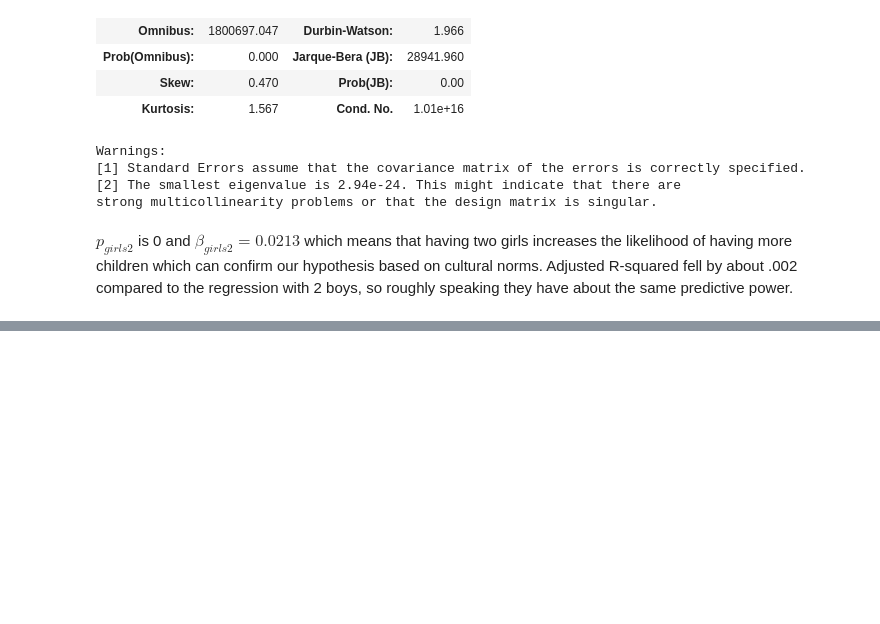
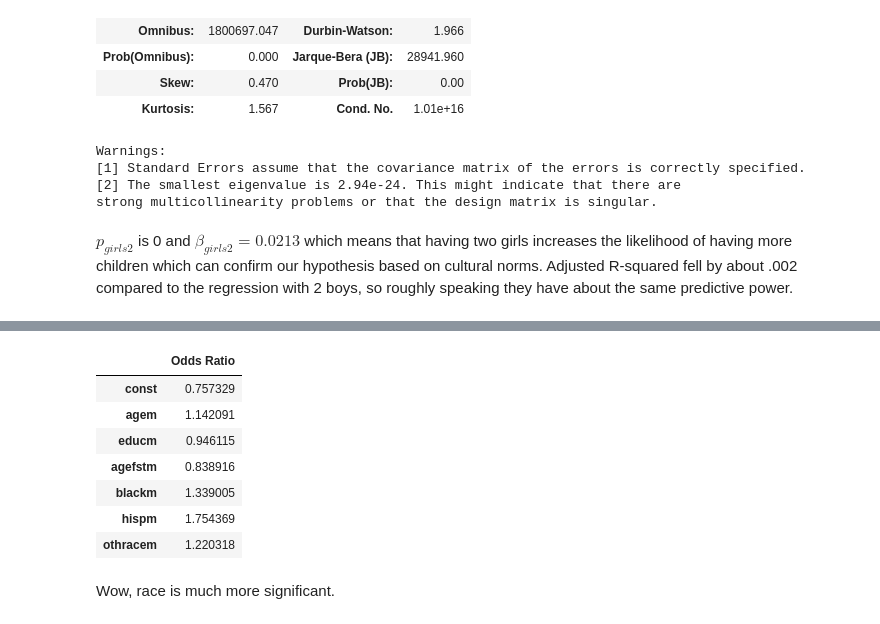
Before and after one commit to WinsonTruong/3rdson, a Jupyter notebook: finding_controls.ipynb, the cells around one changed output, grey strips where cells are left out. Saved outputs shown, nothing was run; the diff lists cells and outputs as text; code cells hidden in the pictures; blank space fills up the shorter version.

```diff
--- a/P1_NB_2 .ipynb
+++ b/finding_controls.ipynb
@@ -297,0 +317,14 @@ $p_{girls2}$ is 0 and $\beta_{girls2} = 0.0213$ which means that having two girl
+# %%
+odds_ratio = pd.DataFrame(np.exp(logit2.params), columns = ['Odds Ratio'])
+odds_ratio
+# %% [output]
+|  | Odds Ratio |
+| const | 0.757329 |
+| agem | 1.142091 |
+| educm | 0.946115 |
+| agefstm | 0.838916 |
+| blackm | 1.339005 |
+| hispm | 1.754369 |
+| othracem | 1.220318 |
+# %% [markdown]
+Wow, race is much more significant.
```
Also changed, not shown: parts of 17 cells of this notebook.
